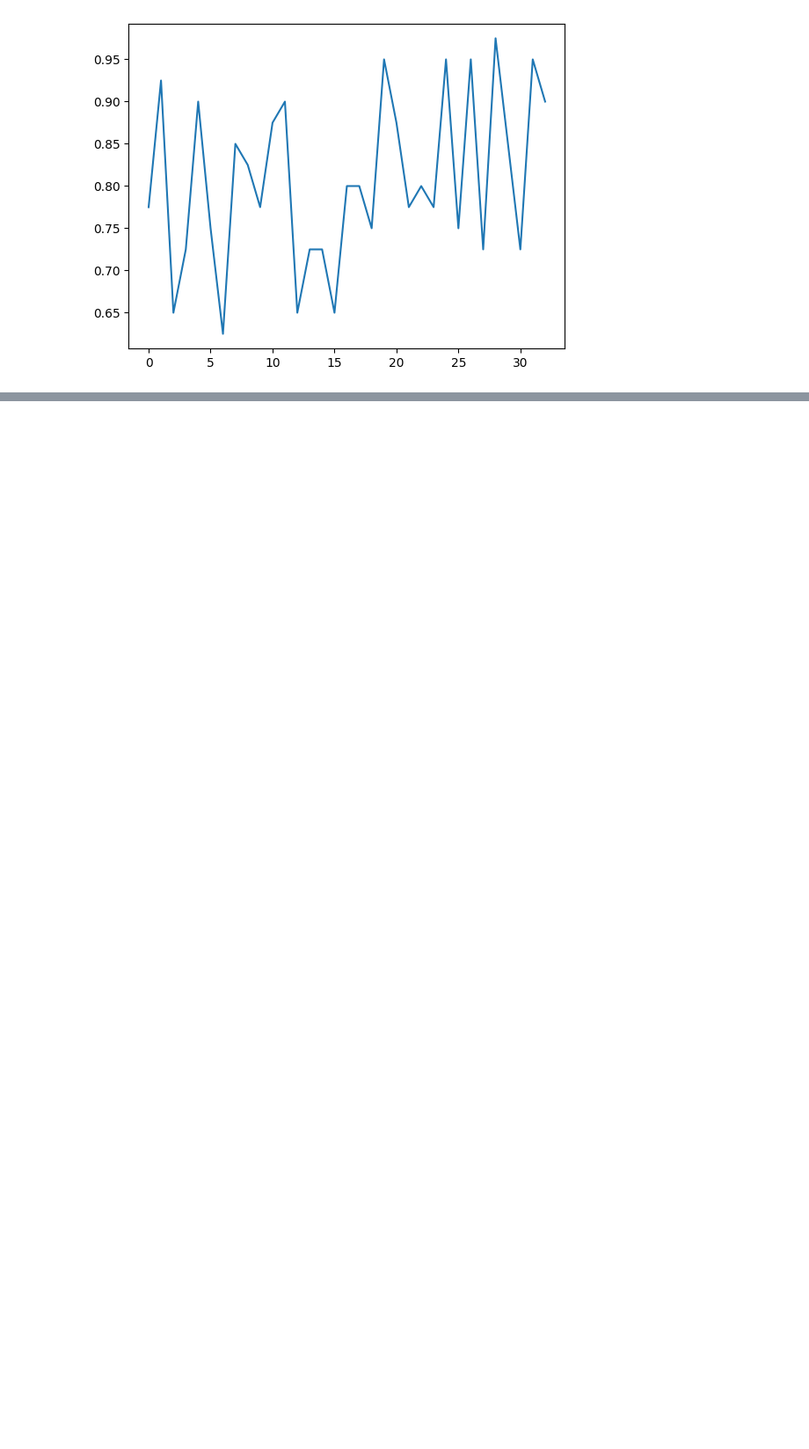
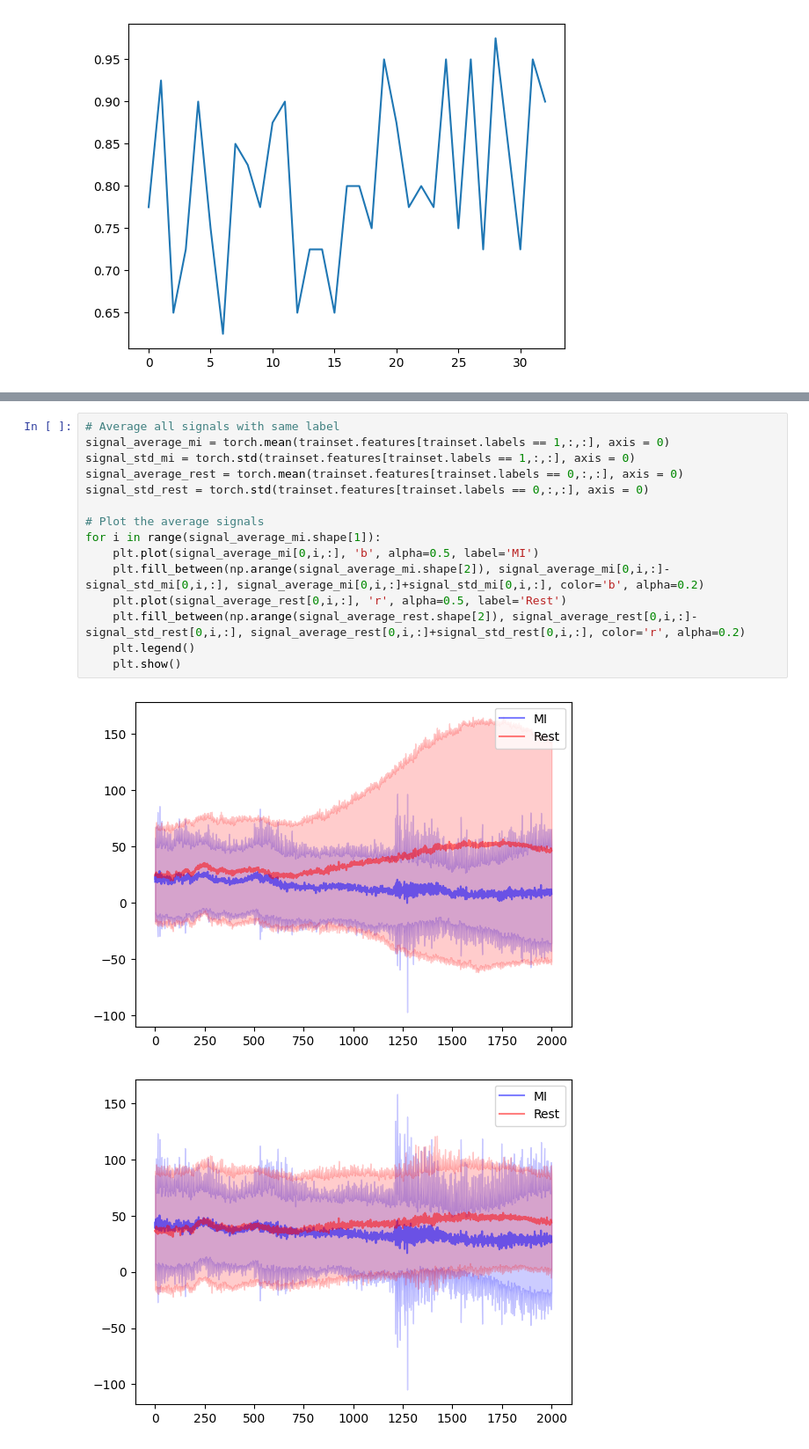
Before and after one commit to Aurelien-Stumpf-Mascles/BCI_Classification, a Jupyter notebook: experiments/eeg_classification_one_subject_braccio.ipynb, the cells around one changed output, grey strips where cells are left out. Shown at 88% size. Drawn from its saved outputs; the diff is of its cells as text; blank space fills up the shorter version.

```diff
--- a/experiments/eeg_classification_one_subject_braccio.ipynb
+++ b/experiments/eeg_classification_one_subject_braccio.ipynb
@@ -411,0 +610,18 @@ plt.show()
+# %%
+# Average all signals with same label
+signal_average_mi = torch.mean(trainset.features[trainset.labels == 1,:,:], axis = 0)
+signal_std_mi = torch.std(trainset.features[trainset.labels == 1,:,:], axis = 0)
+signal_average_rest = torch.mean(trainset.features[trainset.labels == 0,:,:], axis = 0)
+signal_std_rest = torch.std(trainset.features[trainset.labels == 0,:,:], axis = 0)
+
+# Plot the average signals
+for i in range(signal_average_mi.shape[1]):
+    plt.plot(signal_average_mi[0,i,:], 'b', alpha=0.5, label='MI')
+    plt.fill_between(np.arange(signal_average_mi.shape[2]), signal_average_mi[0,i,:]-signal_std_mi[0,i,:], signal_average_mi[0,i,:]+signal_std_mi[0,i,:], color='b', alpha=0.2)
+    plt.plot(signal_average_rest[0,i,:], 'r', alpha=0.5, label='Rest')
+    plt.fill_between(np.arange(signal_average_rest.shape[2]), signal_average_rest[0,i,:]-signal_std_rest[0,i,:], signal_average_rest[0,i,:]+signal_std_rest[0,i,:], color='r', alpha=0.2)
+    plt.legend()
+    plt.show()
+# %% [output]
+[figure, added]
+[figure, added]
```
Also changed, not shown: parts of 14 cells of this notebook, 2 other files.
